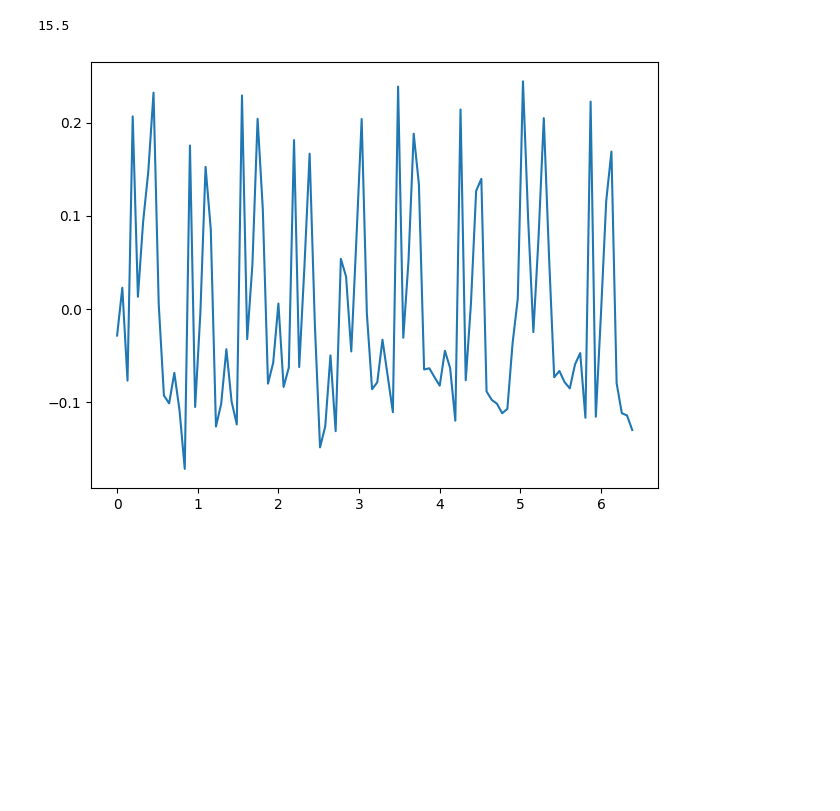
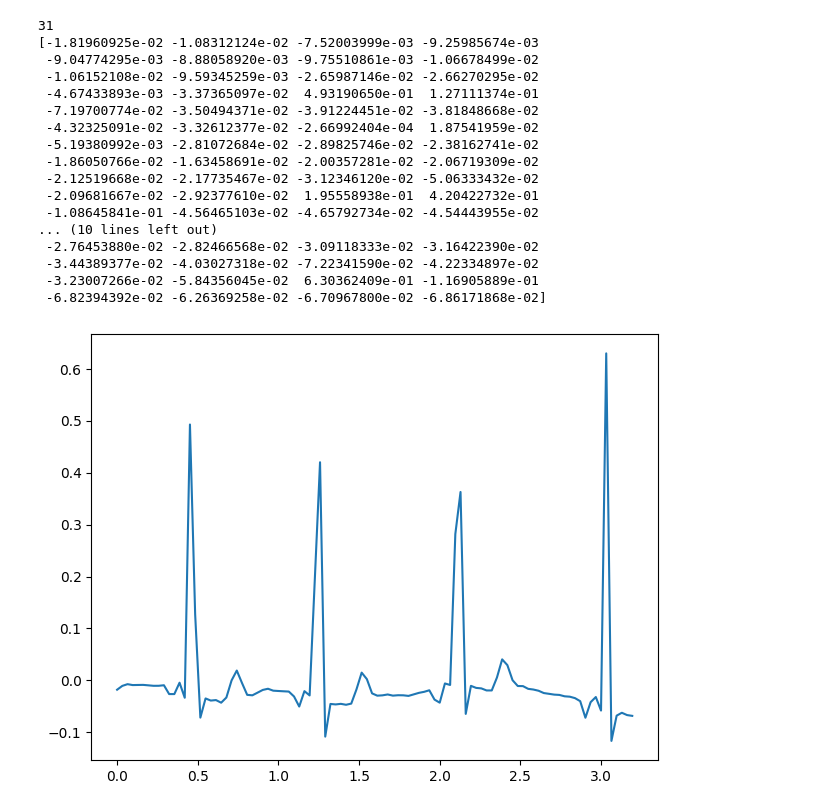
Before and after one commit to Bumross/PZS-sem1, a Jupyter notebook: Code.ipynb, the cells around one changed output. Saved outputs shown, nothing was run; the diff lists cells and outputs as text; code cells hidden in the pictures; blank space fills up the shorter version.

Commit message:
03 peaks detected np.argmax()problem

```diff
--- a/Code.ipynb
+++ b/Code.ipynb
@@ -6,6 +6,7 @@ import scipy as sp
 import matplotlib.pyplot as plt
 from matplotlib import figure
 from scipy.fft import fft, ifft
+import math
 
 
 def load_data(path):
@@ -30,48 +31,87 @@ def remove_baseline_wander_fft(ekg_data, sampling_rate=4, cutoff_frequency=0.5):
 
 def plot(data, samp_rate):
     """Creates a plot. F(t)"""
     time = np.arange(0, len(data) / samp_rate, 1 / samp_rate)
 
     plt.plot(time, data)
     plt.tight_layout()
     plt.show()
 
 
-def find_Rpeaks(ekg_signal, frekvence_vzorkovani, okenni_delka=50):
-    r_piky = []
-    cas = []
 
-    for i in range(len(ekg_signal) - okenni_delka):
-        okenni_signal = ekg_signal[i:i + okenni_delka]
+def find_Rpeaks_dynamic_window_simple(ecg_flatten_signal, samp_rate, max_window_size=30):
+    """Finds R peaks in ECG signal with dynamically changing window size.
+    Returns a list of peaks and corresponding times."""
+    margin = int(samp_rate/5)
+    r_peaks = []
+    time = []
+    current_position = 0
+    signal_avg = np.mean(ecg_flatten_signal)
 
-        # Nalezení pozice maximální hodnoty v okně
-        max_pozice = i + np.argmax(okenni_signal)
+    while current_position < len(ecg_flatten_signal):
+        # Set the window size for analysis
+        window_size = min(max_window_size, len(ecg_flatten_signal) - current_position - 1)
 
-        # Přidání pozice R píku a odpovídajícího času
-        if max_pozice not in r_piky:
-            r_piky.append(max_pozice)
-            cas.append(max_pozice / frekvence_vzorkovani)
-        else:
+        # Extract the window signal
+        window_signal = ecg_flatten_signal[current_position: current_position + window_size]
+
+        # Check if the window is empty
+        if not window_signal.any():
+            current_position += margin
             continue
 
-    return r_piky, cas
+        # Find the position with the maximum value in the window
+        max_value = window_signal[0]
+        max_position_in_window = 0
 
+        for i, value in enumerate(window_signal):
+            if value > max_value:
+                max_value = value
+                max_position_in_window = i
 
-database = 'Database/drive05'
+        # Check if the value at the maximum position is greater than the signal average
+        max_position_in_signal = current_position + max_position_in_window
+        if ecg_flatten_signal[max_position_in_signal] > signal_avg:
+            r_peaks.append(max_position_in_signal)
+            time.append(max_position_in_signal / samp_rate)
+
+        # Move by margin samples from the maximum position for the next window
+        current_position = max_position_in_signal + margin
+
+    return r_peaks, time
+
+database = 'Database/drive03'
 ECGnative, fields = load_data(database)
 samp_rate = fields['fs']
 print(samp_rate)
+
 #crapped data for rewiev
 ecg_data = np.array(ECGnative[:100])
 
 cutoff_frequency = 0.5
 
 ecg_edit_fft = remove_baseline_wander_fft(ecg_data, samp_rate, cutoff_frequency=cutoff_frequency)
-plot(ecg_edit_fft, samp_rate)
 print(ecg_edit_fft)
 
-Rpeaks = find_Rpeaks(ecg_edit_fft, samp_rate)
+Rpeaks = find_Rpeaks_dynamic_window(ecg_edit_fft, samp_rate)
+plot(ecg_edit_fft, samp_rate)
 print(Rpeaks)
 # %% [output]
-15.5
+31
+[-1.81960925e-02 -1.08312124e-02 -7.52003999e-03 -9.25985674e-03
+ -9.04774295e-03 -8.88058920e-03 -9.75510861e-03 -1.06678499e-02
+ -1.06152108e-02 -9.59345259e-03 -2.65987146e-02 -2.66270295e-02
+ -4.67433893e-03 -3.37365097e-02  4.93190650e-01  1.27111374e-01
+ -7.19700774e-02 -3.50494371e-02 -3.91224451e-02 -3.81848668e-02
+ -4.32325091e-02 -3.32612377e-02 -2.66992404e-04  1.87541959e-02
+ -5.19380992e-03 -2.81072684e-02 -2.89825746e-02 -2.38162741e-02
+ -1.86050766e-02 -1.63458691e-02 -2.00357281e-02 -2.06719309e-02
+ -2.12519668e-02 -2.17735467e-02 -3.12346120e-02 -5.06333432e-02
+ -2.09681667e-02 -2.92377610e-02  1.95558938e-01  4.20422732e-01
+ -1.08645841e-01 -4.56465103e-02 -4.65792734e-02 -4.54443955e-02
+... (10 lines left out)
+ -2.76453880e-02 -2.82466568e-02 -3.09118333e-02 -3.16422390e-02
+ -3.44389377e-02 -4.03027318e-02 -7.22341590e-02 -4.22334897e-02
+ -3.23007266e-02 -5.84356045e-02  6.30362409e-01 -1.16905889e-01
+ -6.82394392e-02 -6.26369258e-02 -6.70967800e-02 -6.86171868e-02]
-[figure, old version]
+[figure, new version]
```
Also changed, not shown: parts of 2 cells of this notebook.
